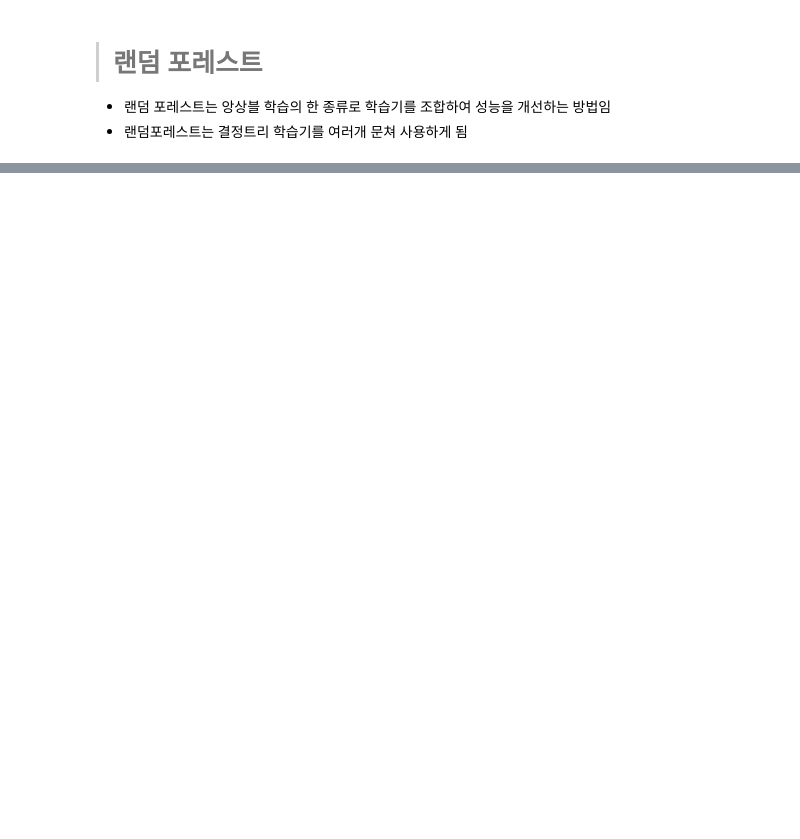
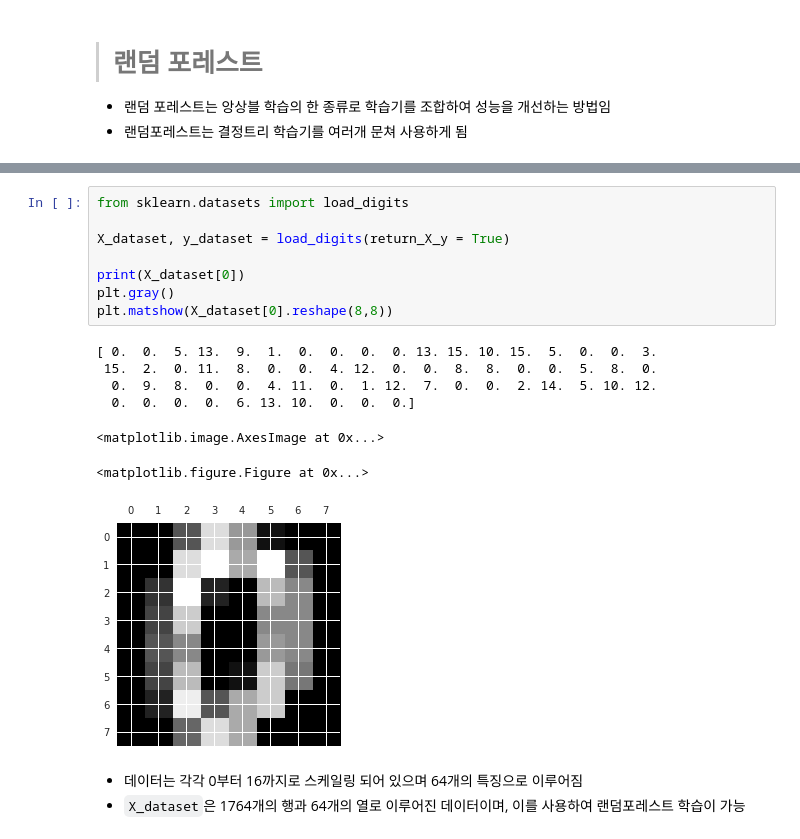
Before and after one commit to kookoowaa/ML_with_GCP, a Jupyter notebook: 05-4 Random forest.ipynb, the cells around one changed output, grey strips where cells are left out. Saved outputs shown, nothing was run; the diff lists cells and outputs as text; blank space fills up the shorter version.

```diff
--- a/05-4 Random forest.ipynb
+++ b/05-4 Random forest.ipynb
@@ -47,0 +105,19 @@ def plot_boundary2(clf):
+# %%
+from sklearn.datasets import load_digits
+
+X_dataset, y_dataset = load_digits(return_X_y = True)
+
+print(X_dataset[0])
+plt.gray()
+plt.matshow(X_dataset[0].reshape(8,8))
+# %% [output]
+[ 0.  0.  5. 13.  9.  1.  0.  0.  0.  0. 13. 15. 10. 15.  5.  0.  0.  3.
+ 15.  2.  0. 11.  8.  0.  0.  4. 12.  0.  0.  8.  8.  0.  0.  5.  8.  0.
+  0.  9.  8.  0.  0.  4. 11.  0.  1. 12.  7.  0.  0.  2. 14.  5. 10. 12.
+  0.  0.  0.  0.  6. 13. 10.  0.  0.  0.]
+<matplotlib.image.AxesImage at 0x...>
+<matplotlib.figure.Figure at 0x...>
+[figure, added]
+# %% [markdown]
+- 데이터는 각각 0부터 16까지로 스케일링 되어 있으며 64개의 특징으로 이루어짐
+- `X_dataset`은 1764개의 행과 64개의 열로 이루어진 데이터이며, 이를 사용하여 랜덤포레스트 학습이 가능
```
Also changed, not shown: parts of 15 cells of this notebook.
